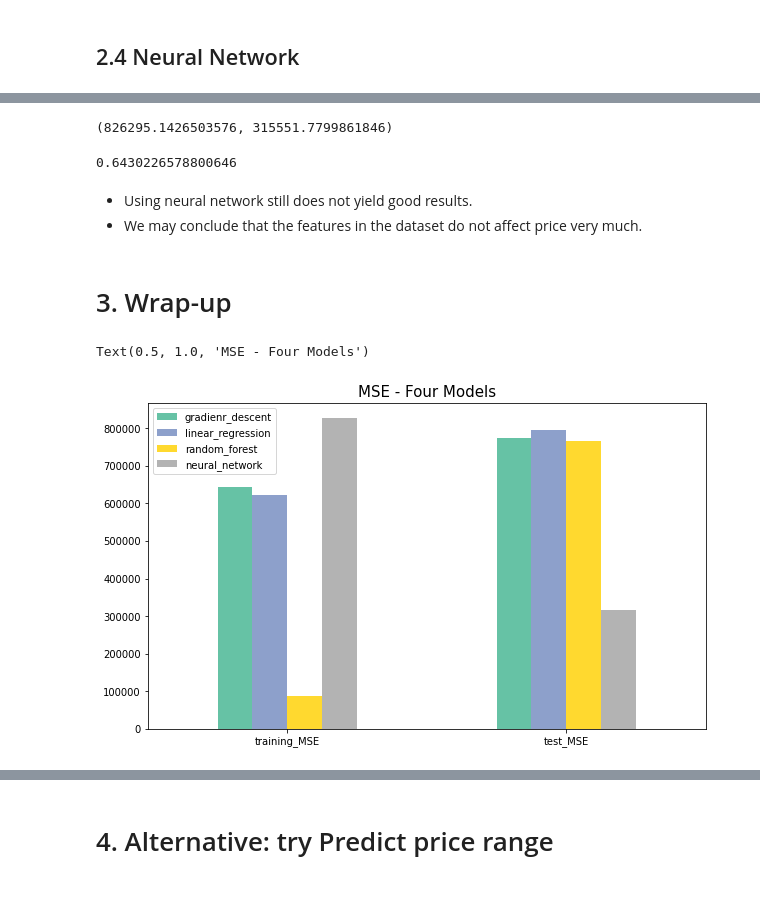
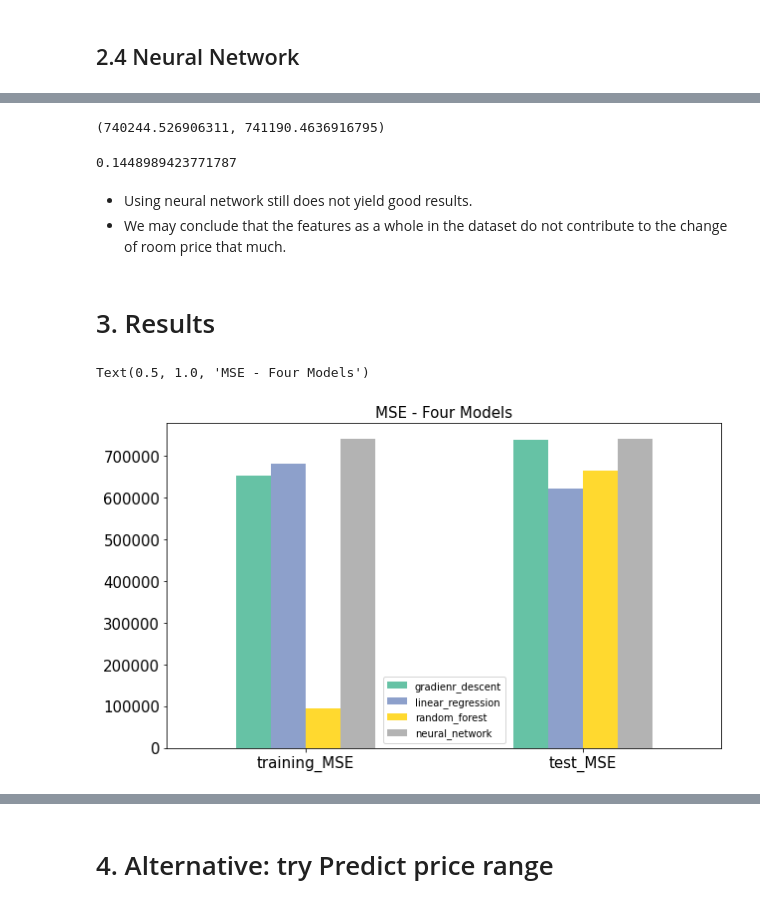
Before and after one commit to uwhuan/IMT574, a Jupyter notebook: PricePrediction-Models.ipynb, the cells around one changed output, grey strips where cells are left out. Saved outputs shown, nothing was run; the diff lists cells and outputs as text; code cells hidden in the pictures.

```diff
--- a/PricePrediction-Models.ipynb
+++ b/PricePrediction-Models.ipynb
@@ -395,10 +257,10 @@ X_test = ss.fit_transform(X_test)
 # %%
 # define NN model
 nn = Sequential()
-nn.add(Dense(21, activation='relu'))
-nn.add(Dense(500,activation='relu'))
-# nn.add(Dense(2, activation='relu')) # hidden layer 6
-nn.add(Dense(1, activation='linear'))
+nn.add(Dense(22, activation='linear'))
+nn.add(Dense(200,activation='relu'))
+nn.add(Dense(10, activation='relu'))
+nn.add(Dense(1,activation='linear'))
 nn.compile(optimizer='adam', loss='mse', metrics=['mse','mae'])
-nn.fit(X_train,y_train, validation_data=(X_test, y_test), epochs=10)
+nn.fit(X_train,y_train, validation_data=(X_test, y_test), epochs=20)
 # %% [output]
@@ -425,37 +284,41 @@ Epoch 10/10
 <tensorflow.python.keras.callbacks.History at 0x...>
 # %%
-y_true_train = y_train
-y_pred_train = nn.predict(X_train)
-nn_trainMSE = mean_squared_error(y_true_train,y_pred_train)
+# get the MSE
+y_true_train_nn = y_train
+y_pred_train_nn = nn.predict(X_train)
+nn_trainMSE = mean_squared_error(y_true_train_nn,y_pred_train_nn)
 
-y_true_nn = y_test # Y_true = Y (original values)
-y_pred_nn = predictions = rr.predict(X_test) # Y_pred = Y'
+y_true_nn = y_test
+y_pred_nn = nn.predict(X_test)
 nn_testMSE = mean_squared_error(y_true_nn,y_pred_nn)
 nn_trainMSE, nn_testMSE
 # %% [output]
-(826295.1426503576, 315551.7799861846)
+(740244.526906311, 741190.4636916795)
-# %%
-nn_r2 = r2_score(y_true_nn, y_pred_nn)
-nn_r2
-# %% [output]
-0.6430226578800646
+# %%
+# get adjusted r sqaure
+nn_r2 = r2_score(y_true_nn, y_pred_nn)
+nn_r2_adj = adj_r2(nn_r2, 209, 22)
+nn_r2_adj
+# %% [output]
+0.1448989423771787
 # %% [markdown]
 * Using neural network still does not yield good results.
-* We may conclude that the features in the dataset do not affect price very much.
+* We may conclude that the features as a whole in the dataset do not contribute to the change of room price that much.
 # %% [markdown]
-# 3. Wrap-up
+# 3. Results
 # %%
 # store all model metrics
-result = {'gradienr_descent': [GD_trainMSE, GD_testMSE, gd_r2],
-         'linear_regression': [lr_trainMSE, lr_testMSE, lr_r2],
-         'random_forest':[rr_trainMSE, rr_testMSE, rr_r2],
-         'neural_network': [nn_trainMSE, nn_testMSE, nn_r2]}
-df = pd.DataFrame.from_dict(result,orient='index', columns=['training_MSE', 'test_MSE', 'test_R2'])
+result = {'gradienr_descent': [GD_trainMSE, GD_testMSE, gd_r2_adj],
+         'linear_regression': [lr_trainMSE, lr_testMSE, lr_r2_adj],
+         'random_forest':[rr_trainMSE, rr_testMSE, rr_r2_adj],
+         'neural_network': [nn_trainMSE, nn_testMSE, nn_r2_adj]}
+df = pd.DataFrame.from_dict(result,orient='index', columns=['training_MSE', 'test_MSE', 'test_adjustedR2'])
 # %%
+# plot MSE
 df2 = df.transpose()
-df2.iloc[:2,:].plot(kind='bar',colormap='Set2', rot=0)
+df2.iloc[:2,:].plot(kind='bar',colormap='Set2', rot=0, fontsize=15)
 plt.title('MSE - Four Models', fontsize=15)
 # %% [output]
 Text(0.5, 1.0, 'MSE - Four Models')
-[figure, old version]
+[figure, new version]
 # %%
```
Also changed, not shown: parts of 43 cells of this notebook, 1 other file.
